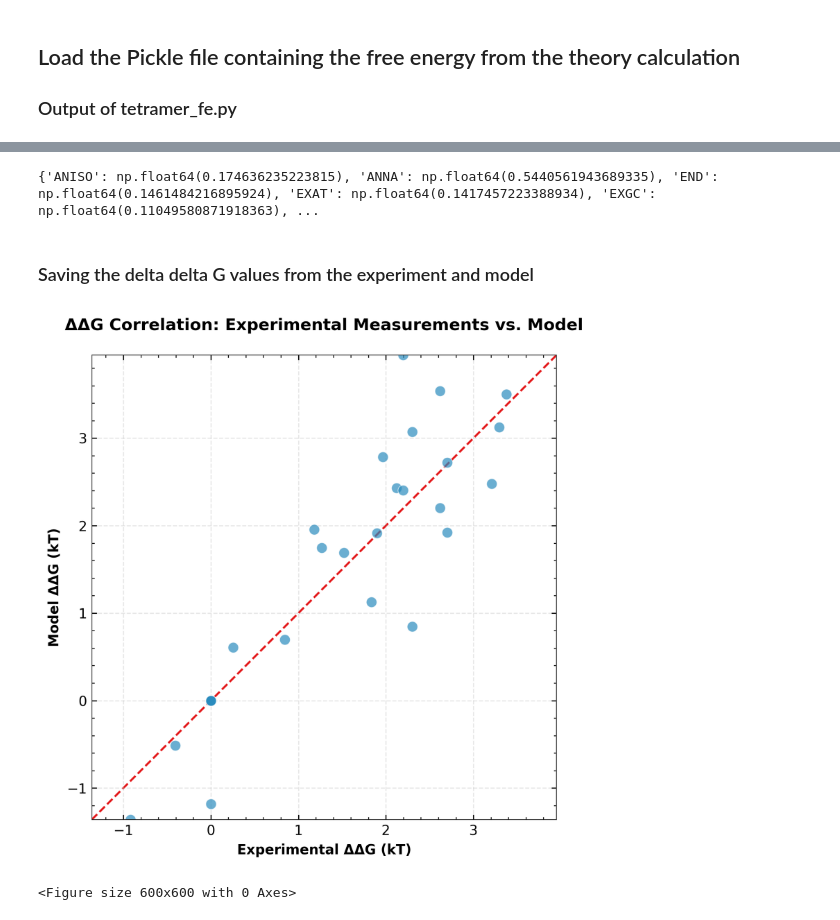
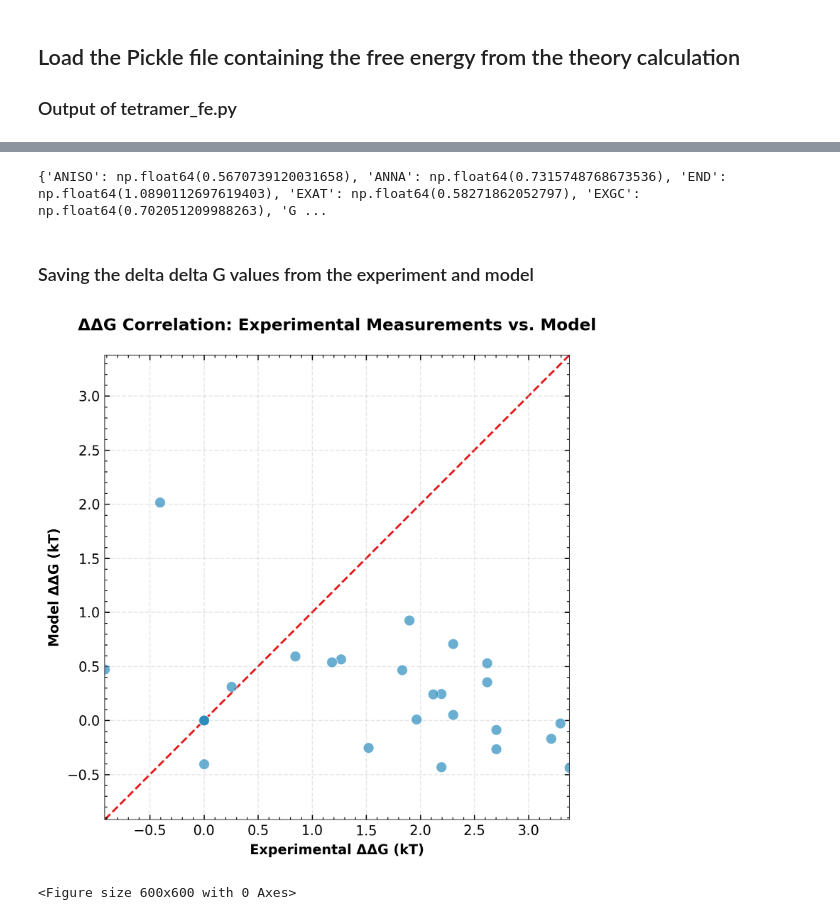
Before and after one commit to ymanish/NucMonteCarlo, a Jupyter notebook: notebooks/nucfe_theory_vs_exp.ipynb, the cells around one changed output, grey strips where cells are left out. Saved outputs shown, nothing was run; the diff lists cells and outputs as text; code cells hidden in the pictures.

```diff
--- a/notebooks/nucfe_theory_vs_exp.ipynb
+++ b/notebooks/nucfe_theory_vs_exp.ipynb
@@ -331,7 +336,9 @@ merged_df = pd.merge(merged_df,
                      on="id",
                        how="left")
 # %%
-merged_df['tetramer_F'] = merged_df['F']-merged_df['Pad_energy']+merged_df['F_Hangdna']-merged_df['F_C_freeDNA']
+# merged_df['tetramer_F'] = merged_df['F']-merged_df['Pad_energy']+merged_df['F_Hangdna']-merged_df['F_C_freeDNA']
+# merged_df['tetramer_F'] = merged_df['F_enthalpy']+merged_df['F_Hangdna']-merged_df['F_C_freeDNA']
+merged_df['tetramer_F'] = merged_df['F_entropy']-merged_df['Pad_energy']+merged_df['F_Hangdna']-merged_df['F_C_freeDNA']
 # %%
 if select_min_F:
     # Select the tetramer with the minimum free energy for each sequence id
@@ -382,7 +389,7 @@ for seq_id, params in agg_params.items():
 
 print(rba_theory)
 # %% [output]
-{'ANISO': np.float64(0.174636235223815), 'ANNA': np.float64(0.5440561943689335), 'END': np.float64(0.1461484216895924), 'EXAT': np.float64(0.1417457223388934), 'EXGC': np.float64(0.11049580871918363), ...
+{'ANISO': np.float64(0.5670739120031658), 'ANNA': np.float64(0.7315748768673536), 'END': np.float64(1.0890112697619403), 'EXAT': np.float64(0.58271862052797), 'EXGC': np.float64(0.702051209988263), 'G ...
 # %%
 sequences_with_data = list(set(list(rba.keys()) + list(energy_sh_tr.keys()) + list(energy_sh_tr_1.keys())))
 
@@ -420,7 +427,13 @@ merged_ddG_df = pd.merge(ΔΔG_exp_kT_df, ΔΔG_theory_kT_df, on="id")
 
 
 
-merged_ddG_df.to_csv(RESULTS_DIR / "nbfiles/nucfe" / f"{filenameconfig.ddG_filename(long_name=False)}.txt", sep="\t", index=False)
+# merged_ddG_df.to_csv(RESULTS_DIR / "nbfiles/nucfe" / f"{filenameconfig.ddG_filename(long_name=False)}.txt", sep="\t", index=False)
+# merged_ddG_df.to_csv(RESULTS_DIR / "nbfiles/nucfe" / f"{filenameconfig.ddG_filename(long_name=False)}_enth.txt", sep="\t", index=False)
+
+merged_ddG_df.to_csv(RESULTS_DIR / "nbfiles/nucfe" / f"{filenameconfig.ddG_filename(long_name=False)}_entro.txt", sep="\t", index=False)
+
+
+# merged_ddG_df = pd.read_csv(RESULTS_DIR / "nbfiles/nucfe" / f"{filenameconfig.ddG_filename(long_name=False)}.txt", sep="\t")
 
 # Create figure with tight layout
 fig, ax = plt.subplots(figsize=(6, 6), dpi=300)
@@ -449,34 +462,34 @@ ax.set(
     ylabel='Model ΔΔG (kT)',
     xlim=lims,
     ylim=lims,
     aspect='equal',
 )
 # Add grid and legend
 ax.grid(True, alpha=0.3, ls='--')
 # ax.legend(loc='lower right', frameon=True, framealpha=0.9)
 
 # Use proper scientific formatting
 ax.ticklabel_format(style='sci', axis='both', scilimits=(-2,2))
 ax.xaxis.get_offset_text().set_fontsize(10)
 ax.yaxis.get_offset_text().set_fontsize(10)
 
 # Add minor ticks
 ax.minorticks_on()
 ax.tick_params(axis='both', which='both', direction='in',
                top=True, right=True, labelsize=10)
 
 # Add unit to axis labels if needed
 ax.set_xlabel(ax.get_xlabel(), fontweight='bold')
 ax.set_ylabel(ax.get_ylabel(), fontweight='bold')
 
 ax.set_title("ΔΔG Correlation: Experimental Measurements vs. Model\n",
             fontsize=12, pad=5, fontweight='bold')
 
 
 for ext in ["svg", "png"]:
-    plt.savefig(RESULTS_DIR / "nbfigs/nucfe" /  f"{filenameconfig.ddG_filename(long_name=False)}.{ext}", dpi=300)
+    fig.savefig(RESULTS_DIR / "nbfigs/nucfe" /  f"{filenameconfig.ddG_filename(long_name=False)}.{ext}", dpi=300)
 
-plt.show()
+# plt.show()
 # %% [output]
-[figure, old version]
+[figure, new version]
 <Figure size 600x600 with 0 Axes>
```
Also changed, not shown: parts of 7 cells of this notebook, 10 other files.
